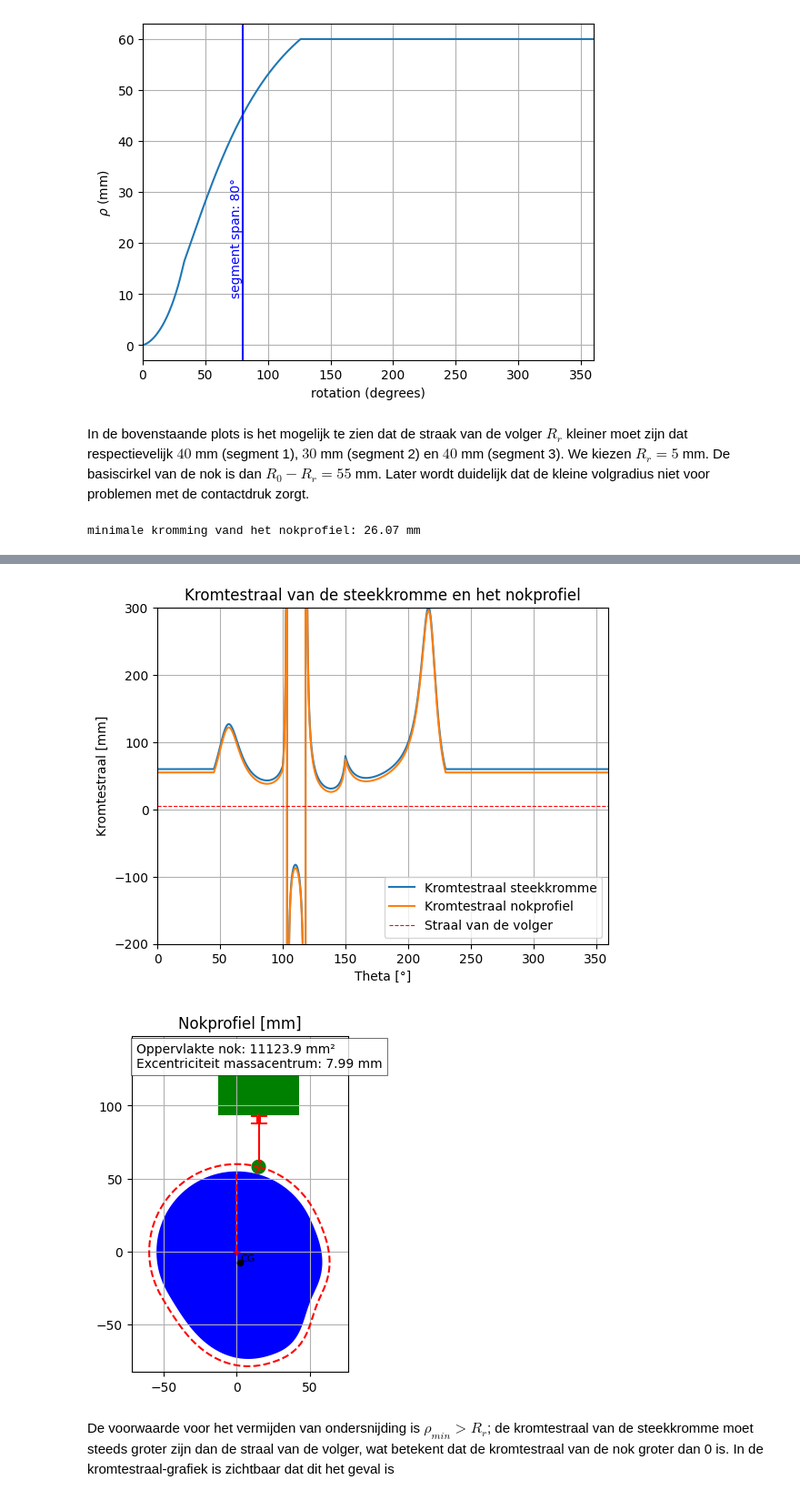
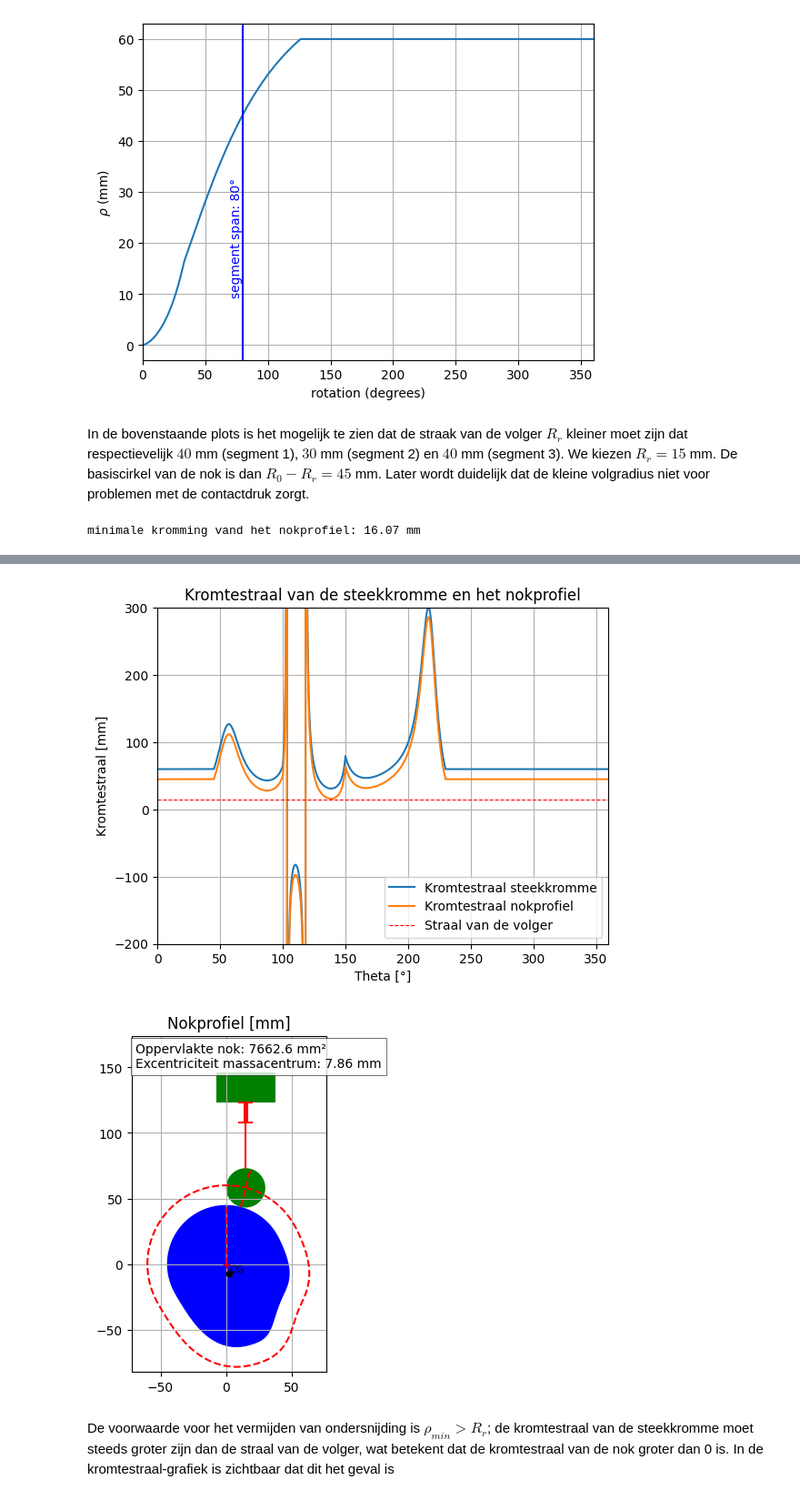
Before and after one commit to Ludopedia/Bewegingen---Emmanuel-en-Ludovic, a Jupyter notebook: Algoritme-nok-ontwerp - n°22 toegepast.ipynb, the cells around one changed output, grey strips where cells are left out. Shown at 91% size. Saved outputs shown, nothing was run; the diff lists cells and outputs as text; code cells hidden in the pictures.

```diff
--- a/Algoritme-nok-ontwerp - n°22 toegepast.ipynb
+++ b/Algoritme-nok-ontwerp - n°22 toegepast.ipynb
@@ -805,34 +805,34 @@ Kloomok_Muffley_follower_radius(R0,theta_seg3,startlift3,endlift3,motionlaw3)
 [figure]
 # %% [markdown]
 In de bovenstaande plots is het mogelijk te zien dat de straak van de volger $R_r$ kleiner moet zijn dat respectievelijk $40$ mm (segment 1),
-$30$ mm (segment 2) en $40$ mm (segment 3).  We kiezen $R_r = 5$ mm. De basiscirkel van de nok is dan $R_0 - R_r = 55$ mm. Later wordt duidelijk dat de kleine volgradius niet voor problemen met de contactdruk zorgt.
+$30$ mm (segment 2) en $40$ mm (segment 3).  We kiezen $R_r = 15$ mm. De basiscirkel van de nok is dan $R_0 - R_r = 45$ mm. Later wordt duidelijk dat de kleine volgradius niet voor problemen met de contactdruk zorgt.
 # %%
 # Kinematics inputs
-follower_radius = 5
+follower_radius =15
 base_radius = R0 - follower_radius
 exc = 15 # (excentriciteit, aangepast voor kleine piek-Fx) -> 12 mm voor alfa < 30°
 
 # Calculate pressure angle
 pressure_angle = calculatePressureAngle(vel,exc,base_radius,follower_radius,lift)
 # Plot pressure angle
 plotPressureAngle(theta_deg,pressure_angle)
 
 # Calculate radius of curvature
 roc_pitch, roc_cam = calculateRadiusCurvature(base_radius,follower_radius,exc,theta,lift,vel,acc)
 
 min_roc_cam = np.min(np.abs(roc_cam))
 print(f'minimale kromming vand het nokprofiel: {min_roc_cam:.2f} mm')
 
 # Plot the radius of curvature
 plotRadiusCurvature(theta_deg,roc_pitch,roc_cam, follower_radius)
 
 # Plot the cam contour
 [opp_nok, excentriciteit_nok] = plotCamContour(base_radius,follower_radius,exc,theta,lift,pressure_angle,dtheta)
 # %% [output]
-minimale kromming vand het nokprofiel: 26.07 mm
+minimale kromming vand het nokprofiel: 16.07 mm
 [figure]
-[figure, old version]
+[figure, new version]
-[figure, old version]
+[figure, new version]
 # %% [markdown]
 De voorwaarde voor het vermijden van ondersnijding is $\rho_{min} > R_r$; de kromtestraal van de steekkromme moet steeds groter zijn dan de straal van de volger, wat betekent dat de kromtestraal van de nok groter dan 0 is. In de kromtestraal-grafiek is zichtbaar dat dit het geval is
 # %% [markdown]
```
Also changed, not shown: parts of 17 cells of this notebook.
